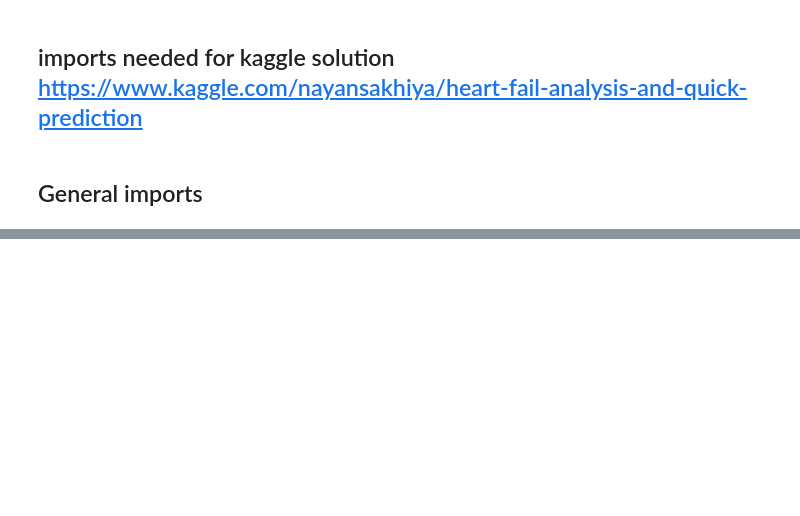
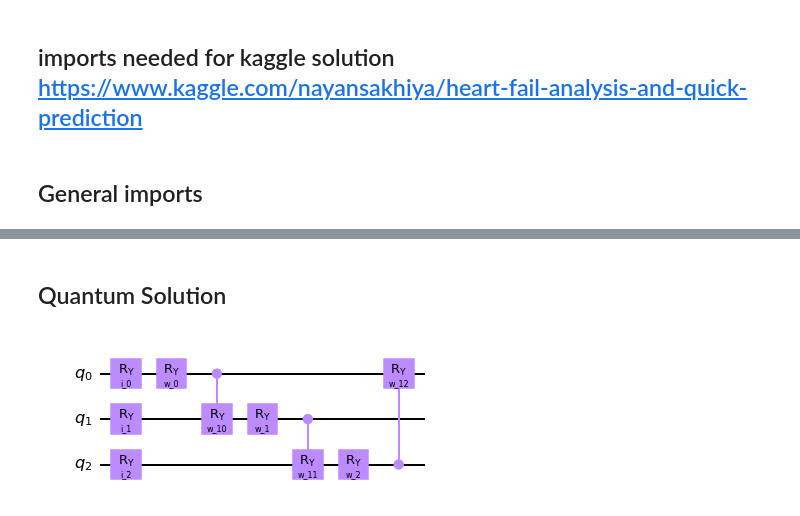
Before and after one commit to RicardoMonteiroSimoes/ZHAW_PAHS212, a Jupyter notebook: jupyter/monteric/comparison_heart_failure.ipynb, the cells around one changed output, grey strips where cells are left out. Saved outputs shown, nothing was run; the diff lists cells and outputs as text; code cells hidden in the pictures; blank space fills up the shorter version.

Commit message:
finished comparison

```diff
--- a/jupyter/monteric/comparison_heart_failure.ipynb
+++ b/jupyter/monteric/comparison_heart_failure.ipynb
@@ -74,0 +82,7 @@ np.random.seed(69069)
+# %%
+# CatBoostClassifier
+cat_clf = CatBoostClassifier()
+cat_clf.fit(x_train,y_train)
+cat_clf_pred = cat_clf.predict(x_test)
+cat_clf_acc = accuracy_score(y_test, cat_clf_pred)
+print("Accuracy of Gradient Boosting is : ", "{:.2f}%".format(100* cat_clf_acc))
@@ -74,0 +108,67 @@ np.random.seed(69069)
+# %% [markdown]
+## Quantum Solution
+# %%
+#More functions needed for training
+# callback function that draws a live plot when the .fit() method is called
+def callback_graph(weights, obj_func_eval):
+    clear_output(wait=True)
+    objective_func_vals.append(obj_func_eval)
+    plt.title("Objective function value against iteration")
+    plt.xlabel("Iteration")
+    plt.ylabel("Objective function value")
+    plt.plot(range(len(objective_func_vals)), objective_func_vals)
+    plt.show()
+# %%
+#Using our known, reliable circuit, we will do a comparison
+def fit_and_score(circuit_classifier, x_train, y_train, x_test, y_test):
+
+    plt.rcParams["figure.figsize"] = (12, 6)
+
+    # fit classifier to data
+    circuit_classifier.fit(x_train, y_train)
+    score_train =  circuit_classifier.score(x_train, y_train)
+    score_test =  circuit_classifier.score(x_test, y_test)
+    print("Mean Accuracy traingin: " + str(score_train))
+    print("Mean Accuracy testing: " + str(score_test))
+
+    # return to default figsize
+    plt.rcParams["figure.figsize"] = (6, 4)
+
+    # score classifier
+    score =  circuit_classifier.score(np.concatenate((x_train, x_test)), np.concatenate((y_train, y_test)))
+    print('Mean Accuracy overall: ' + str(score))
+
+n = len(Features)
+quantum_instance = QuantumInstance(Aer.get_backend('aer_simulator'), shots=1024)
+
+output_shape = 2  # corresponds to the number of classes, possible outcomes of the (parity) mapping.
+def parity(x):
+    return '{:b}'.format(x).count('1') % 2
+
+feature_map = QuantumCircuit(n)
+ansatz = QuantumCircuit(n)
+
+for i in range(n):
+    feature_map.ry(Parameter('i_' + str(i)),i)
+    ansatz.ry(Parameter('w_' + str(i)),i)
+    ansatz.cry(Parameter('w_' + str(10+i)), i, (i+1)%n)
+
+qc = QuantumCircuit(n)
+qc.append(feature_map, range(n))
+qc.append(ansatz, range(n))
+
+circuit_qnn = CircuitQNN(circuit=qc,
+                         input_params=feature_map.parameters,
+                         weight_params=ansatz.parameters,
+                         interpret=parity,
+                         output_shape=output_shape,
+                         quantum_instance=quantum_instance)
+
+# construct classifier
+circuit_classifier = NeuralNetworkClassifier(neural_network=circuit_qnn,
+                                             optimizer=COBYLA(),
+                                             callback=callback_graph)
+
+display(qc.decompose().draw('mpl'))
+# %% [output]
+[figure, added]
```
Also changed, not shown: parts of 21 cells of this notebook, 5 other files.
